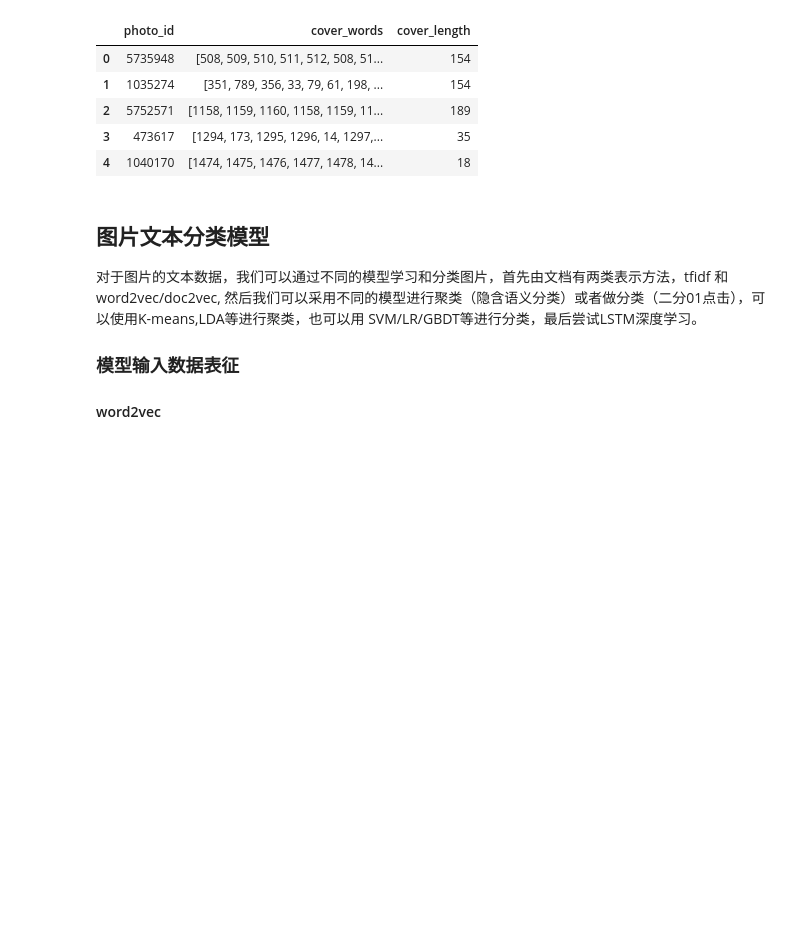
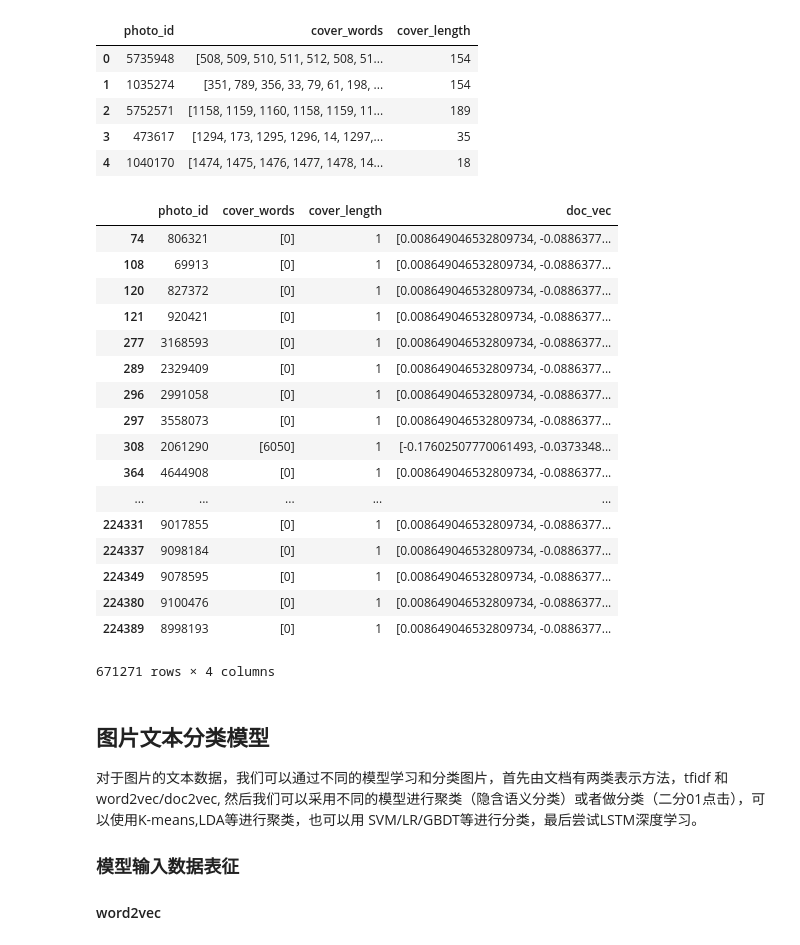
Before and after one commit to kitianFresh/kuaishou, a Jupyter notebook: eda-item-features.ipynb, the cells around one changed output. Drawn from its saved outputs; the diff is of its cells as text; code cells hidden in the pictures; blank space fills up the shorter version.

Commit message:
add text cover length feature

```diff
--- a/eda-item-features.ipynb
+++ b/eda-item-features.ipynb
@@ -102,6 +102,27 @@ memory usage: 40.8+ MB
 | 2 | 5752571 | [1158, 1159, 1160, 1158, 1159, 11... | 189 |
 | 3 | 473617 | [1294, 173, 1295, 1296, 14, 1297,... | 35 |
 | 4 | 1040170 | [1474, 1475, 1476, 1477, 1478, 14... | 18 |
+# %%
+text_data[text_data['cover_length']==1]
+# %% [output]
+|  | photo_id | cover_words | cover_length | doc_vec |
+| 74 | 806321 | [0] | 1 | [0.008649046532809734, -0.0886377... |
+| 108 | 69913 | [0] | 1 | [0.008649046532809734, -0.0886377... |
+| 120 | 827372 | [0] | 1 | [0.008649046532809734, -0.0886377... |
+| 121 | 920421 | [0] | 1 | [0.008649046532809734, -0.0886377... |
+| 277 | 3168593 | [0] | 1 | [0.008649046532809734, -0.0886377... |
+| 289 | 2329409 | [0] | 1 | [0.008649046532809734, -0.0886377... |
+| 296 | 2991058 | [0] | 1 | [0.008649046532809734, -0.0886377... |
+| 297 | 3558073 | [0] | 1 | [0.008649046532809734, -0.0886377... |
+| 308 | 2061290 | [6050] | 1 | [-0.17602507770061493, -0.0373348... |
+| 364 | 4644908 | [0] | 1 | [0.008649046532809734, -0.0886377... |
+| ... | ... | ... | ... | ... |
+| 224331 | 9017855 | [0] | 1 | [0.008649046532809734, -0.0886377... |
+| 224337 | 9098184 | [0] | 1 | [0.008649046532809734, -0.0886377... |
+| 224349 | 9078595 | [0] | 1 | [0.008649046532809734, -0.0886377... |
+| 224380 | 9100476 | [0] | 1 | [0.008649046532809734, -0.0886377... |
+| 224389 | 8998193 | [0] | 1 | [0.008649046532809734, -0.0886377... |
+671271 rows × 4 columns
 # %% [markdown]
 ## 图片文本分类模型
 对于图片的文本数据，我们可以通过不同的模型学习和分类图片，首先由文档有两类表示方法，tfidf 和 word2vec/doc2vec, 然后我们可以采用不同的模型进行聚类（隐含语义分类）或者做分类（二分01点击），可以使用K-means,LDA等进行聚类，也可以用 SVM/LR/GBDT等进行分类，最后尝试LSTM深度学习。
```
Also changed, not shown: parts of 2 cells of this notebook, 7 other files.
